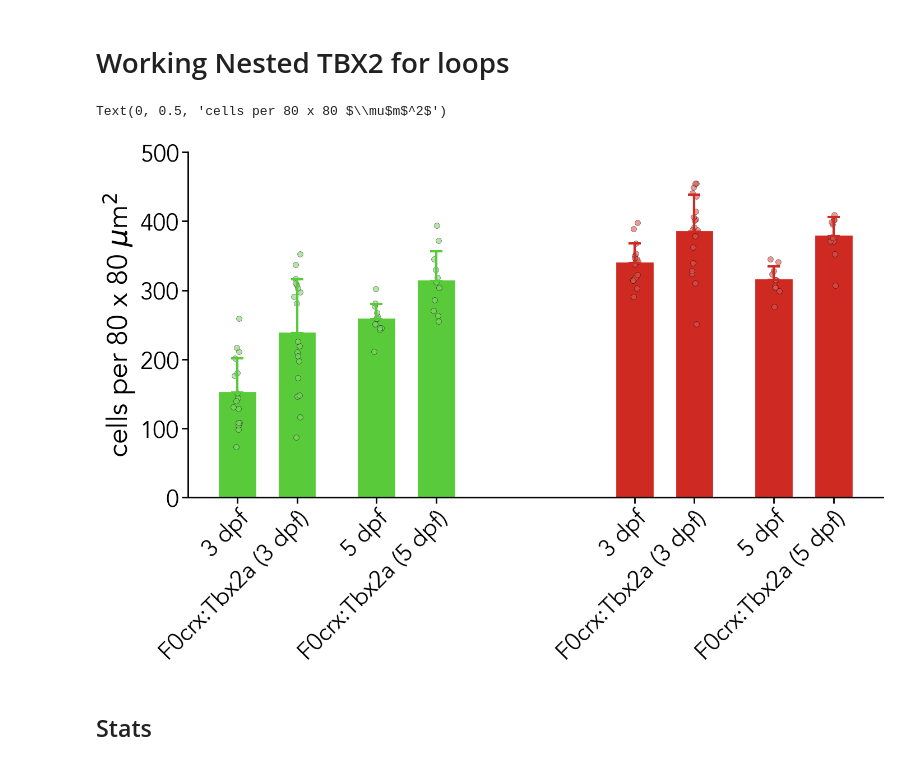
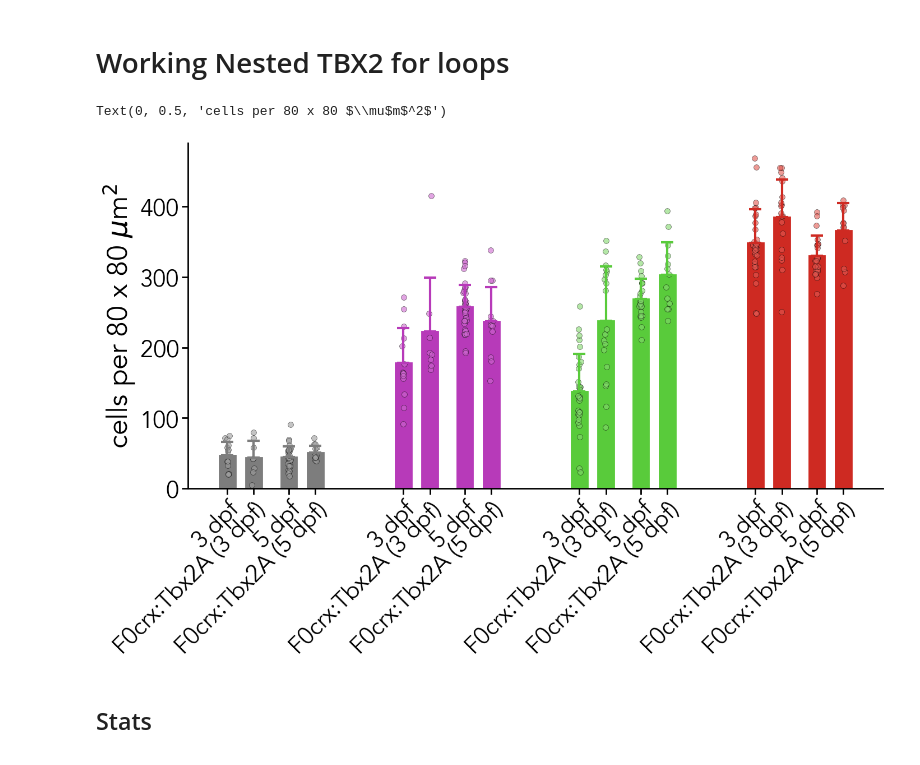
Before and after one commit to Cmhouseholder/pythonCode, a Jupyter notebook: Plot_photoreceptorCounts.ipynb, the cells around one changed output. Saved outputs shown, nothing was run; the diff lists cells and outputs as text; code cells hidden in the pictures.

```diff
--- a/Plot_photoreceptorCounts.ipynb
+++ b/Plot_photoreceptorCounts.ipynb
@@ -38,7 +38,7 @@ baseColor = applyPlotStyle(pBGMenu.value)
 
 #gene of interest
 # goi = 'tbx2aF3_nr2e3F0'
-goi = 'F0CRXTbx2a-M/L'
+goi = 'F0CRXTbx2b_M/L'
 
 
 if goi == 'nr2e3':
@@ -131,9 +131,9 @@ elif goi == 'F0tbx2aSWAP':
     geneList = ['wt','tbx2a_nalou','tbx2a_fou']
     photoreceptors = ['R','U']
 elif goi == 'F0tbx2aSWAP_RESCUE':
-    dPath = "D:/Analysis/"
+    dPath = "Y:/Cell Segmentation/"
     fName = "F0Tbx2aRESCUE_SWAP_combinedcounts.csv"
-    geneList = ['wt','tbx2a_nalou','tbx2a_fou']
+    geneList = ['wt','tbx2a_het','tbx2a_KO']
     photoreceptors = ['R','U']
 elif goi == 'F0CRXTbx2b':
     dPath = "D:/Analysis/20250130_F0CRXTbx2b_s1CxOG/"
@@ -150,6 +150,11 @@ elif goi == 'F0CRXTbx2a-M/L':
     fName = "F0CRXTbx2am2GtdT_counts.csv"
     geneList = ['wt','tbx2a_3d','tbx2a_5d']
     photoreceptors = ['M','L']
+elif goi == 'F0CRXTbx2b_M/L':
+    dPath = "Z:/Analysis/20250328_F0CRXTbx2b_tdT_m2G/"
+    fName = "F0CRXTbx2_combinedcounts.csv"
+    geneList = ['wt','tbx2b_3','tbx2b_5']
+    photoreceptors = ['R', 'U', 'M','L']
 
 elif goi == '':
     dPath = "zzzzzzz"
@@ -294,9 +299,11 @@ nGenes = np.size(geneList)
 
 fH, axH = plt.subplots(figsize=[16,8])
 
-tbx2g = ['tbx2a_3', 'tbx2a_5']
+tbx2g = ['tbx2_3', 'tbx2_5']
 # tbx2g = ['tbx2a_F0','tbx2a_het','tbx2a_KO','tbx2b_F0','tbx2b_het','tbx2b_KO','tbx2a_wt','tbx2b_wt']
 # tbx2g = ['tbx2a_fou', 'tbx2a_nalou']
+# tbx2g = ['tbx2a_wt','tbx2a_het','tbx2a_KO']
+# tbx2g = ['tbx2a_wt', 'tbx2a_KO']
 # tbx2g = ['tbx2a_KO','tbx2a_wt','tbx2b_wt','tbx2b_KO']
 
 # injectedg = ['uninj', 'SWAP', 'RESCUE']
@@ -305,6 +312,7 @@ tbx2g = ['tbx2a_3', 'tbx2a_5']
 # injectedg = ['uninj', 'RESCUE']
 # injectedg = ['uninj', 'SWAP']
 # nr2g = ['wt','F0']
+# injectedg = ['WT', 'F0CRX2a', 'F0CRX2b']
 injectedg = ['WT', 'F0CRX2a']
 
 barStep = 3; # distance between photoreceptor groups
@@ -353,42 +361,54 @@ for pr in photoreceptors:
 #             'tbx2a FOU RESCUE',
 #            'tbx2a FOU SWAP (2B:2A)',
 #           'tbx2a nalou uninj',
 #           'tbx2a nalou RESCUE',
 #           'tbx2a nalou SWAP (2B:2A)']
 
+# # # #RESCUE BY ITSELF
+# xLabels = [ 'tbx2a wt uninj',
+#              'tbx2a wt RESCUE',
+#            'tbx2a Het uninj',
+#            'tbx2a Het RESCUE',
+#             'tbx2a KO uninj',
+#           'tbx2a KO RESCUE',]
+
 # #RESCUE BY ITSELF
-# xLabels = [ 'tbx2a FOU uninj',
-#            'tbx2a FOU RESCUE',
-#           'tbx2a nalou uninj',
-#           'tbx2a nalou RESCUE' ]
+# xLabels = [ 'tbx2a WT',
+#            'tbx2a WT "RESCUE"',
+#              'tbx2a KO uninj',
+#            'tbx2a KO RESCUE', ]
 
 # SWAP BY ITSELF
 # xLabels = [ 'tbx2a FOU uninj',
 #         'tbx2a FOU SWAP',
 #           'tbx2a nalou uninj',
 #           'tbx2a nalou SWAP', ]
 
-#OVEREXPRESSION OF TBX2
-xLabels = [ '3 dpf','F0crx:Tbx2a (3 dpf)','5 dpf',
-          'F0crx:Tbx2a (5 dpf)' ]
+#OVEREXPRESSION OF TBX2 A + B
+# xLabels = [ '3 dpf','F0crx:Tbx2a (3 dpf)', 'F0crx:Tbx2b (3 dpf)','5 dpf',
+#           'F0crx:Tbx2a (5 dpf)', 'F0crx:Tbx2b (5 dpf)' ]
+
+#OVEREXPRESSION OF 1 PARALOG
+xLabels = [ '3 dpf', 'F0crx:Tbx2A (3 dpf)','5 dpf', 'F0crx:Tbx2A (5 dpf)' ]
+
 
 formatFigure(fH, axH, pH)
 axH.set_xticks(np.sort(barPos));
 axH.set_xticklabels(xLabels * len(photoreceptors), ha='right', rotation_mode='anchor');
 
 # xLabels = geneList
     # 'Tbx2a_F0','Tbx2a_wt','Tbx2b_wt','Tbx2b_F0']
 
-axH.set_ylim([0,500]); # cone default (to have space for significance stars
+axH.set_ylim([0,490]); # cone default (to have space for significance stars
 
 plt.ylabel('cells per 80 x 80 $\mu$m$^2$')
 # axH.set_ylim([0,80]); # for rods only
 
 # axH.set_ylim([0,250]); # tbx2
 # axH.set_xlim([0,np.max(barPos)+1]); # tbx2
 # %% [output]
 Text(0, 0.5, 'cells per 80 x 80 $\\mu$m$^2$')
-[figure, old version]
+[figure, new version]
 # %%
 barPos
 # %%
```
Also changed, not shown: parts of 1 cell of this notebook, 1 other file.
